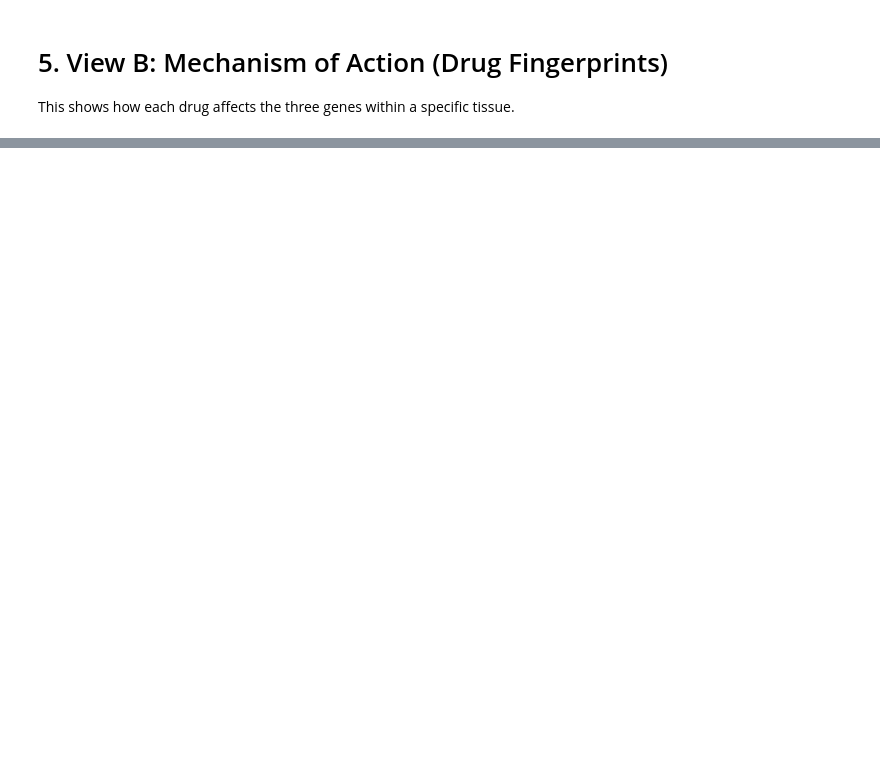
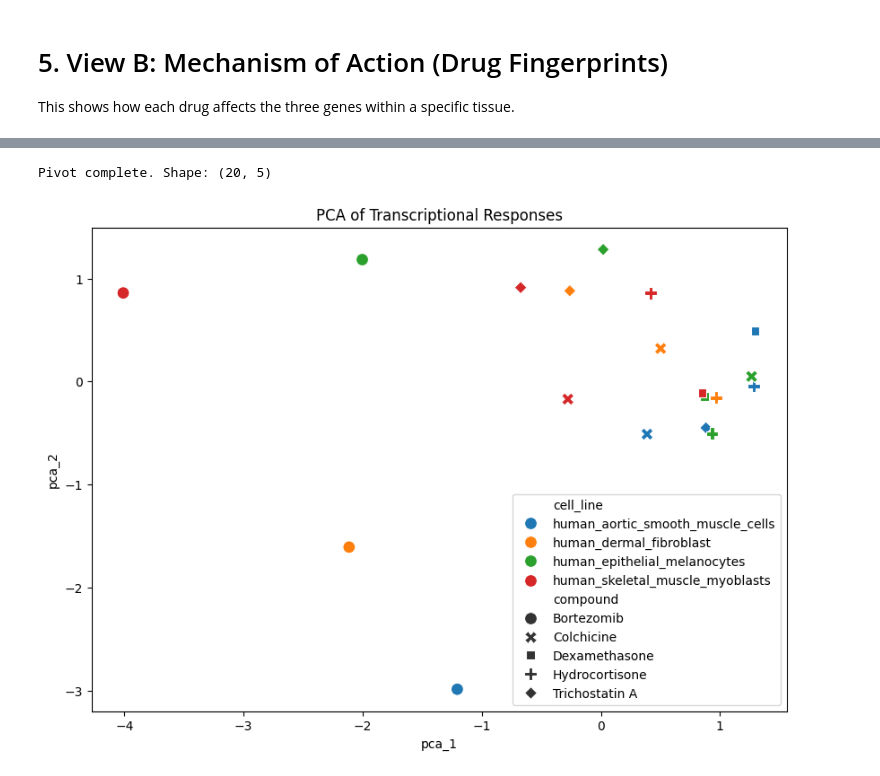
Before and after one commit to stavgrossfeld/analysis-portfolio, a Jupyter notebook: Copy_of_ginkgo_hugging_face.ipynb, the cells around one changed output, grey strips where cells are left out. Saved outputs shown, nothing was run; the diff lists cells and outputs as text; code cells hidden in the pictures; blank space fills up the shorter version.

```diff
--- a/Copy_of_ginkgo_hugging_face.ipynb
+++ b/Copy_of_ginkgo_hugging_face.ipynb
@@ -269,39 +302,54 @@ pivot_df = (
+# %%
+# Use Pandas pivot_table correctly
+pivot_df = df_genes.pivot_table(
+    values="log2FoldChange",
+    index=["cell_line", "compound"],
+    columns="gene",     # Changed 'on' to 'columns'
+    aggfunc="mean"
+).fillna(0).reset_index()
+
+print(f"Pivot complete. Shape: {pivot_df.shape}")
+# %% [output]
+Pivot complete. Shape: (20, 5)
 # %%
 from sklearn.decomposition import PCA
 from sklearn.preprocessing import StandardScaler
 import pandas as pd
 
 # 1. Extract the features (the gene expression values)
-# We exclude the 'cell_line' and 'compound' columns to get just the numbers
-features = pivot_df.select(pl.all().exclude(["cell_line", "compound"])).to_numpy()
+# Use Pandas .drop() instead of Polars .select()
+features = pivot_df.drop(columns=["cell_line", "compound"]).values
 
 # 2. Extract the metadata for plotting labels later
-metadata = pivot_df.select(["cell_line", "compound"]).to_pandas()
+# In Pandas, metadata is already a subset of the DataFrame
+metadata = pivot_df[["cell_line", "compound"]].copy()
 
-# 3. Standardize the data (Recommended for PCA)
+# 3. Standardize the data
 scaler = StandardScaler()
 scaled_features = scaler.fit_transform(features)
 
 # 4. Run PCA
 pca = PCA(n_components=2)
 pca_results = pca.fit_transform(scaled_features)
 
 # 5. Add results back to metadata for plotting
 metadata['pca_1'] = pca_results[:, 0]
 metadata['pca_2'] = pca_results[:, 1]
 
 # 6. Plot the results
 plt.figure(figsize=(10, 7))
 sns.scatterplot(
     data=metadata,
     x='pca_1',
     y='pca_2',
     hue='cell_line',
     style='compound',
     s=100
 )
 plt.title("PCA of Transcriptional Responses")
 plt.show()
+# %% [output]
+[figure, added]
 # %%
 import umap
 
```
Also changed, not shown: parts of 15 cells of this notebook.
